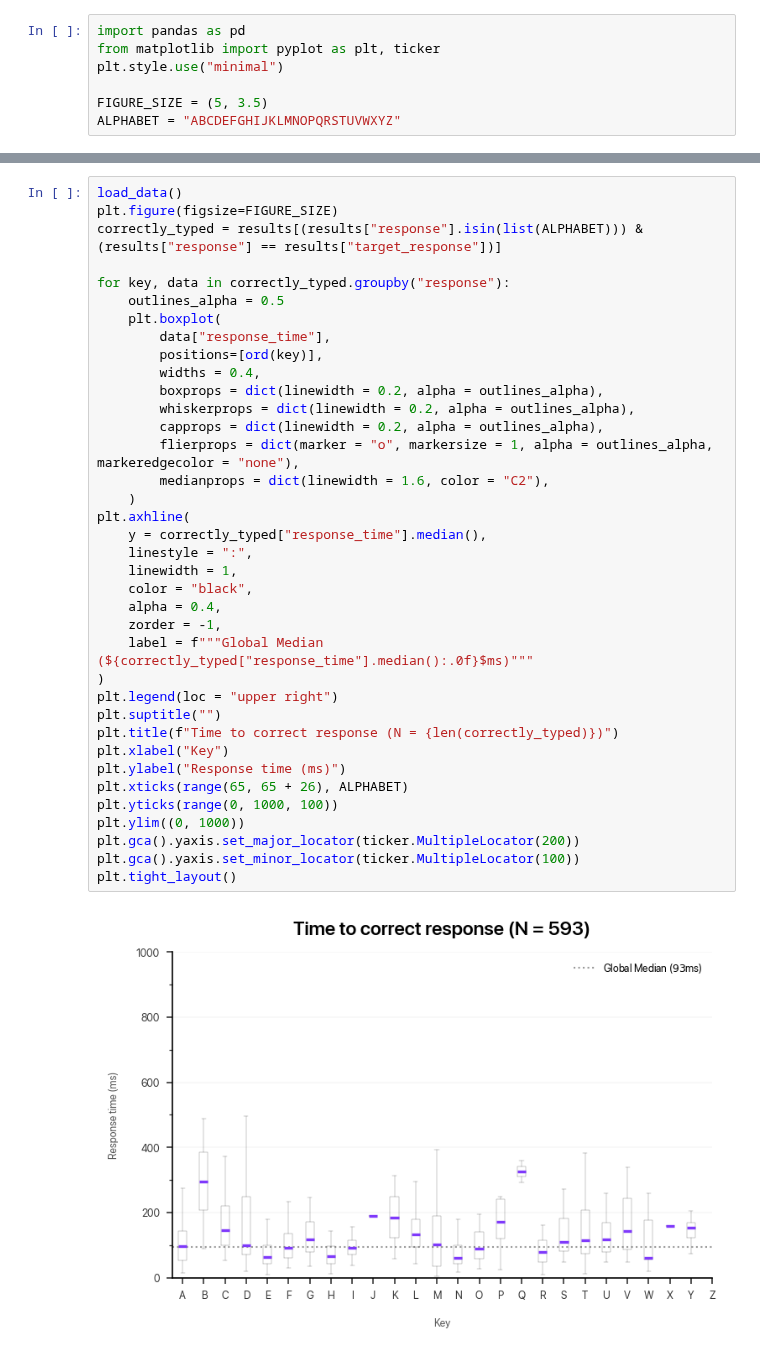
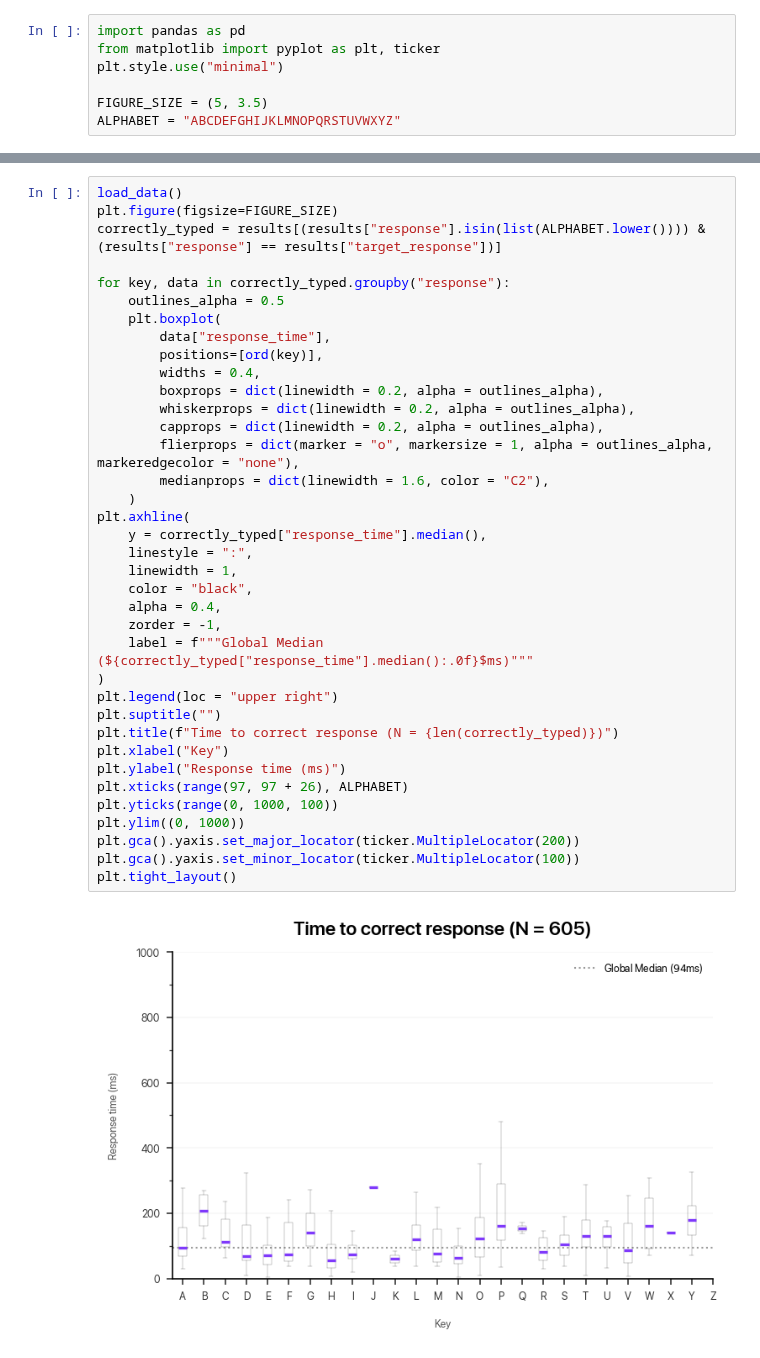
Before and after one commit to dlundgaard/AuthorshipArtifice, a Jupyter notebook: data_pipeline.ipynb, the cells around one changed output, grey strips where cells are left out. Cells and saved outputs as stored; diff of their text form.

```diff
--- a/data_pipeline.ipynb
+++ b/data_pipeline.ipynb
@@ -39,39 +39,39 @@ plt.tight_layout()
 # %%
 load_data()
 plt.figure(figsize=FIGURE_SIZE)
-correctly_typed = results[(results["response"].isin(list(ALPHABET))) & (results["response"] == results["target_response"])]
+correctly_typed = results[(results["response"].isin(list(ALPHABET.lower()))) & (results["response"] == results["target_response"])]
 
 for key, data in correctly_typed.groupby("response"):
     outlines_alpha = 0.5
     plt.boxplot(
         data["response_time"],
         positions=[ord(key)],
         widths = 0.4,
         boxprops = dict(linewidth = 0.2, alpha = outlines_alpha),
         whiskerprops = dict(linewidth = 0.2, alpha = outlines_alpha),
         capprops = dict(linewidth = 0.2, alpha = outlines_alpha),
         flierprops = dict(marker = "o", markersize = 1, alpha = outlines_alpha, markeredgecolor = "none"),
         medianprops = dict(linewidth = 1.6, color = "C2"),
     )
 plt.axhline(
     y = correctly_typed["response_time"].median(),
     linestyle = ":",
     linewidth = 1,
     color = "black",
     alpha = 0.4,
     zorder = -1,
     label = f"""Global Median (${correctly_typed["response_time"].median():.0f}$ms)"""
 )
 plt.legend(loc = "upper right")
 plt.suptitle("")
 plt.title(f"Time to correct response (N = {len(correctly_typed)})")
 plt.xlabel("Key")
 plt.ylabel("Response time (ms)")
-plt.xticks(range(65, 65 + 26), ALPHABET)
+plt.xticks(range(97, 97 + 26), ALPHABET)
 plt.yticks(range(0, 1000, 100))
 plt.ylim((0, 1000))
 plt.gca().yaxis.set_major_locator(ticker.MultipleLocator(200))
 plt.gca().yaxis.set_minor_locator(ticker.MultipleLocator(100))
 plt.tight_layout()
 # %% [output]
-[figure, old version]
+[figure, new version]
```
Also changed, not shown: parts of 4 cells of this notebook, 1 other file.
